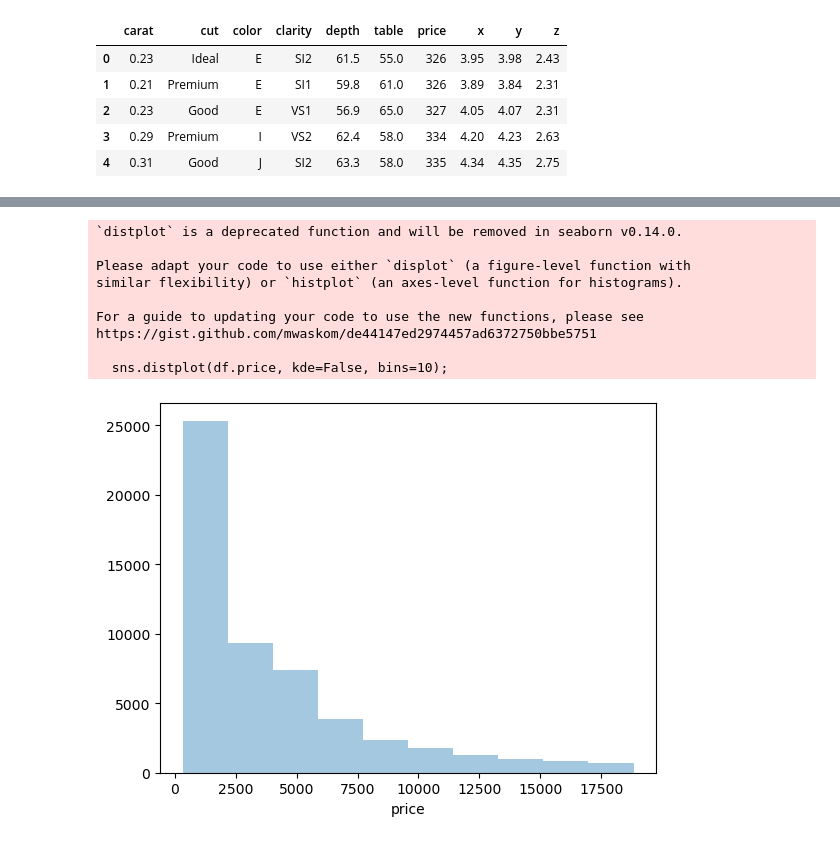
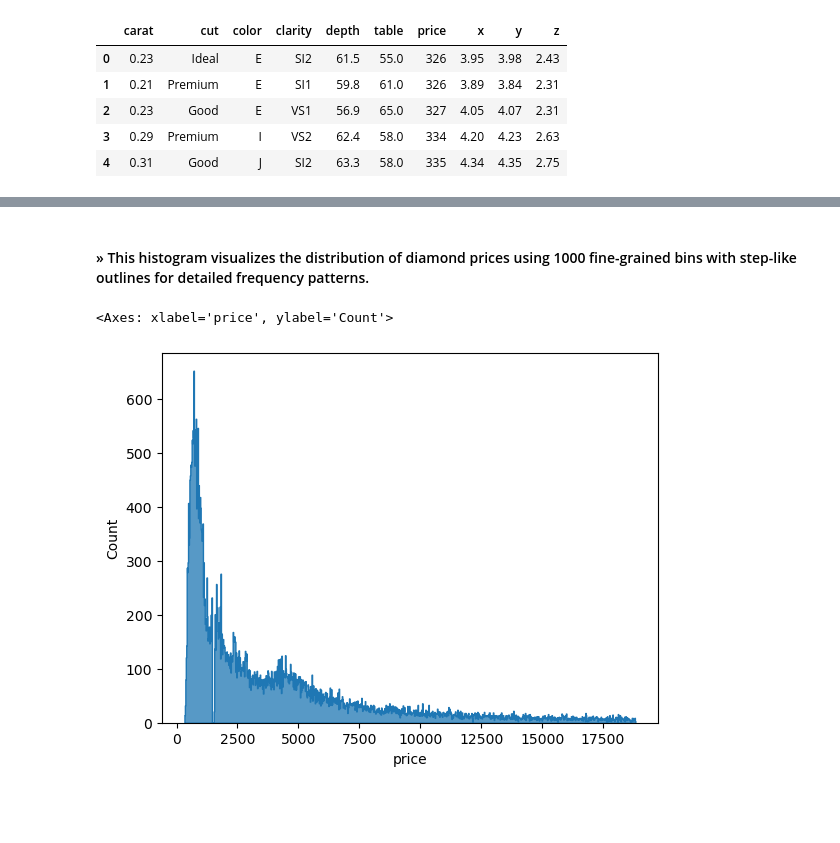
Before and after one commit to zeysnepk/data-manipulation, a Jupyter notebook: data_visualization/histograms.ipynb, the cells around one changed output, grey strips where cells are left out. Drawn from its saved outputs; the diff is of its cells as text; code cells hidden in the pictures; blank space fills up the shorter version.

```diff
--- a/data_visualization/histograms.ipynb
+++ b/data_visualization/histograms.ipynb
@@ -52,13 +35,7 @@ https://gist.github.com/mwaskom/de44147ed2974457ad6372750bbe5751
-# %%
-sns.distplot(df.price, kde=False, bins=10);
-# %% [output]
-`distplot` is a deprecated function and will be removed in seaborn v0.14.0.
-
-Please adapt your code to use either `displot` (a figure-level function with
-similar flexibility) or `histplot` (an axes-level function for histograms).
-
-For a guide to updating your code to use the new functions, please see
-https://gist.github.com/mwaskom/de44147ed2974457ad6372750bbe5751
-
-  sns.distplot(df.price, kde=False, bins=10);
-[figure, removed]
+# %% [markdown]
+#### » This histogram visualizes the distribution of diamond prices using 1000 fine-grained bins with step-like outlines for detailed frequency patterns.
+# %%
+sns.histplot(df.price,element="step",bins=1000)
+# %% [output]
+<Axes: xlabel='price', ylabel='Count'>
+[figure, added]
```
Also changed, not shown: parts of 19 cells of this notebook, 48 other files.
